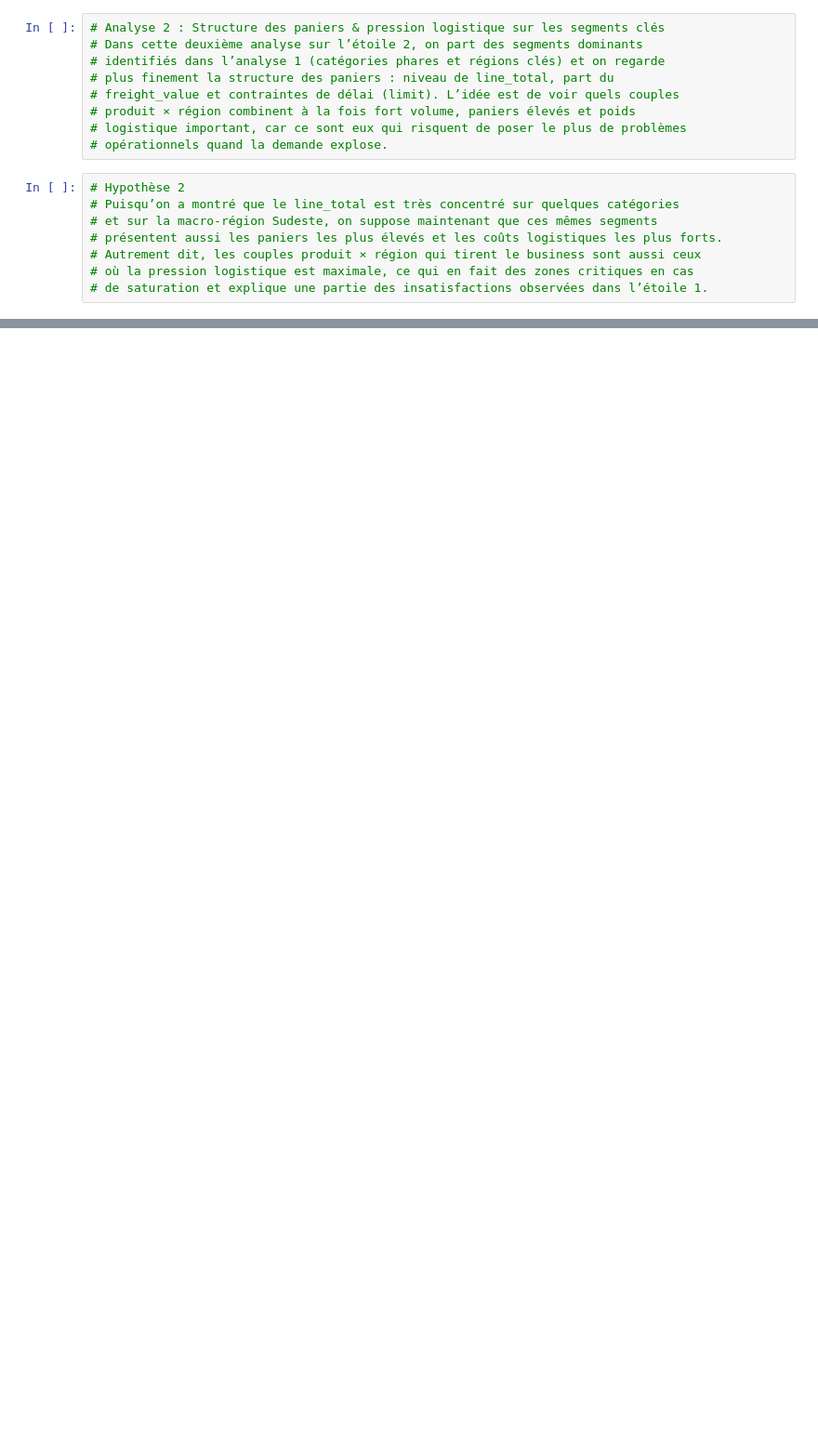
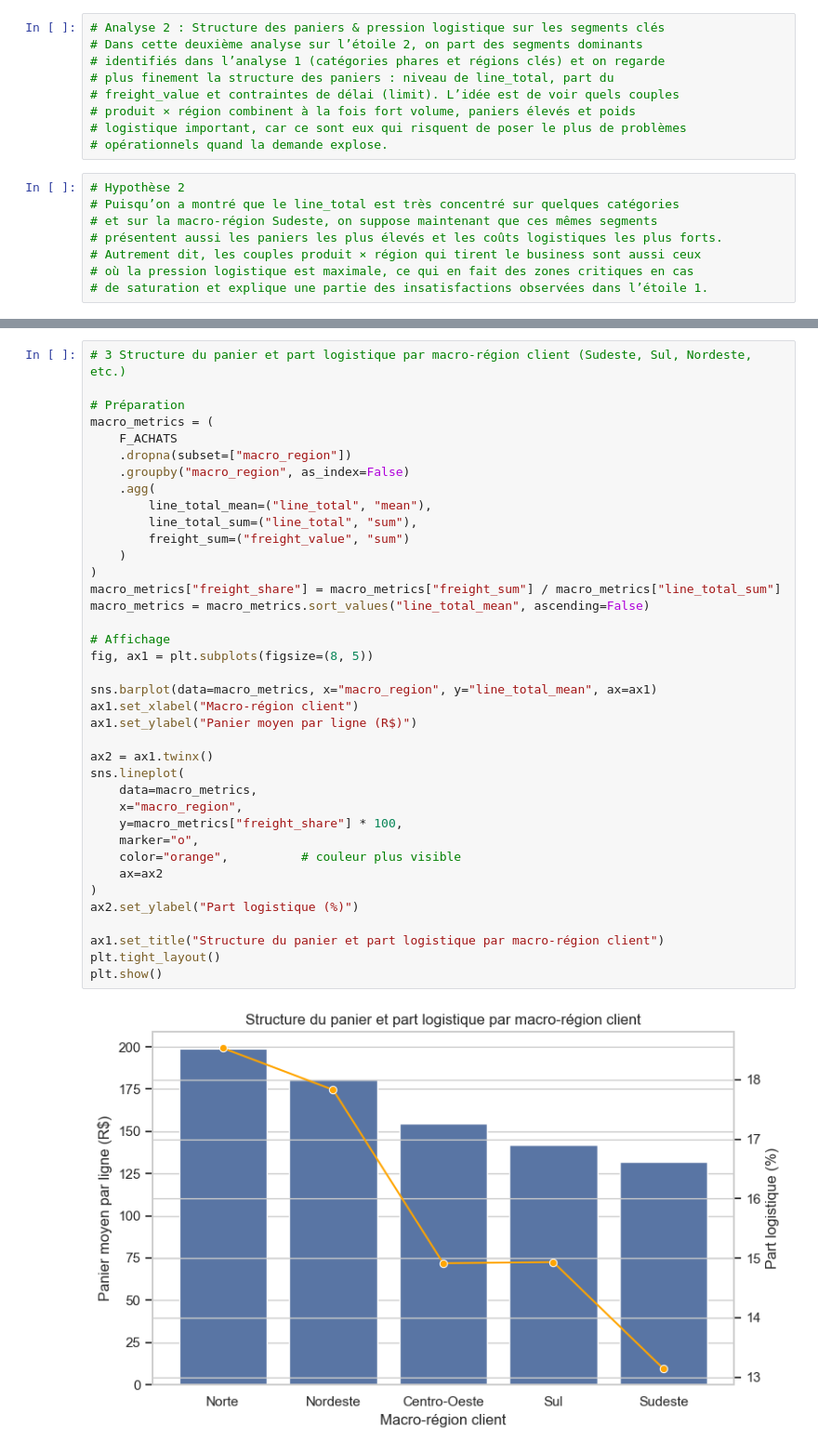
Before and after one commit to QuentinDoniczka/dataframe, a Jupyter notebook: script/2_achat_analyse_2_DONICZKA_Quentin.ipynb, the cells around one changed output, grey strips where cells are left out. Shown at 93% size. Cells and saved outputs as stored; diff of their text form; blank space fills up the shorter version.

```diff
--- a/script/2_achat_analyse_2_DONICZKA_Quentin.ipynb
+++ b/script/2_achat_analyse_2_DONICZKA_Quentin.ipynb
@@ -85,0 +241,40 @@ print("Dimensions produit et client préparées")
+# %%
+# 3 Structure du panier et part logistique par macro-région client (Sudeste, Sul, Nordeste, etc.)
+
+# Préparation
+macro_metrics = (
+    F_ACHATS
+    .dropna(subset=["macro_region"])
+    .groupby("macro_region", as_index=False)
+    .agg(
+        line_total_mean=("line_total", "mean"),
+        line_total_sum=("line_total", "sum"),
+        freight_sum=("freight_value", "sum")
+    )
+)
+macro_metrics["freight_share"] = macro_metrics["freight_sum"] / macro_metrics["line_total_sum"]
+macro_metrics = macro_metrics.sort_values("line_total_mean", ascending=False)
+
+# Affichage
+fig, ax1 = plt.subplots(figsize=(8, 5))
+
+sns.barplot(data=macro_metrics, x="macro_region", y="line_total_mean", ax=ax1)
+ax1.set_xlabel("Macro-région client")
+ax1.set_ylabel("Panier moyen par ligne (R$)")
+
+ax2 = ax1.twinx()
+sns.lineplot(
+    data=macro_metrics,
+    x="macro_region",
+    y=macro_metrics["freight_share"] * 100,
+    marker="o",
+    color="orange",          # couleur plus visible
+    ax=ax2
+)
+ax2.set_ylabel("Part logistique (%)")
+
+ax1.set_title("Structure du panier et part logistique par macro-région client")
+plt.tight_layout()
+plt.show()
+# %% [output]
+[figure, added]
```
Also changed, not shown: parts of 24 cells of this notebook, 1 other file.
